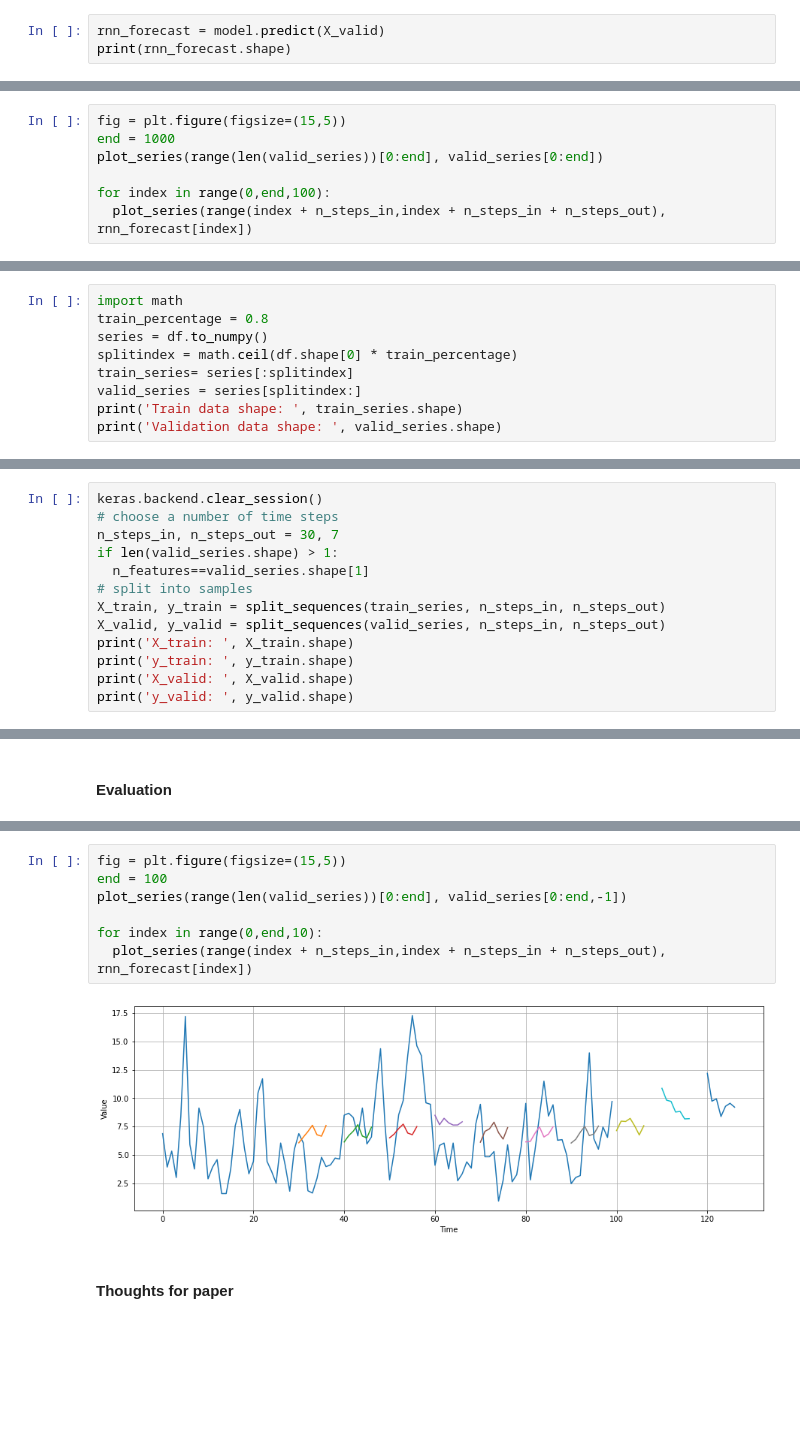
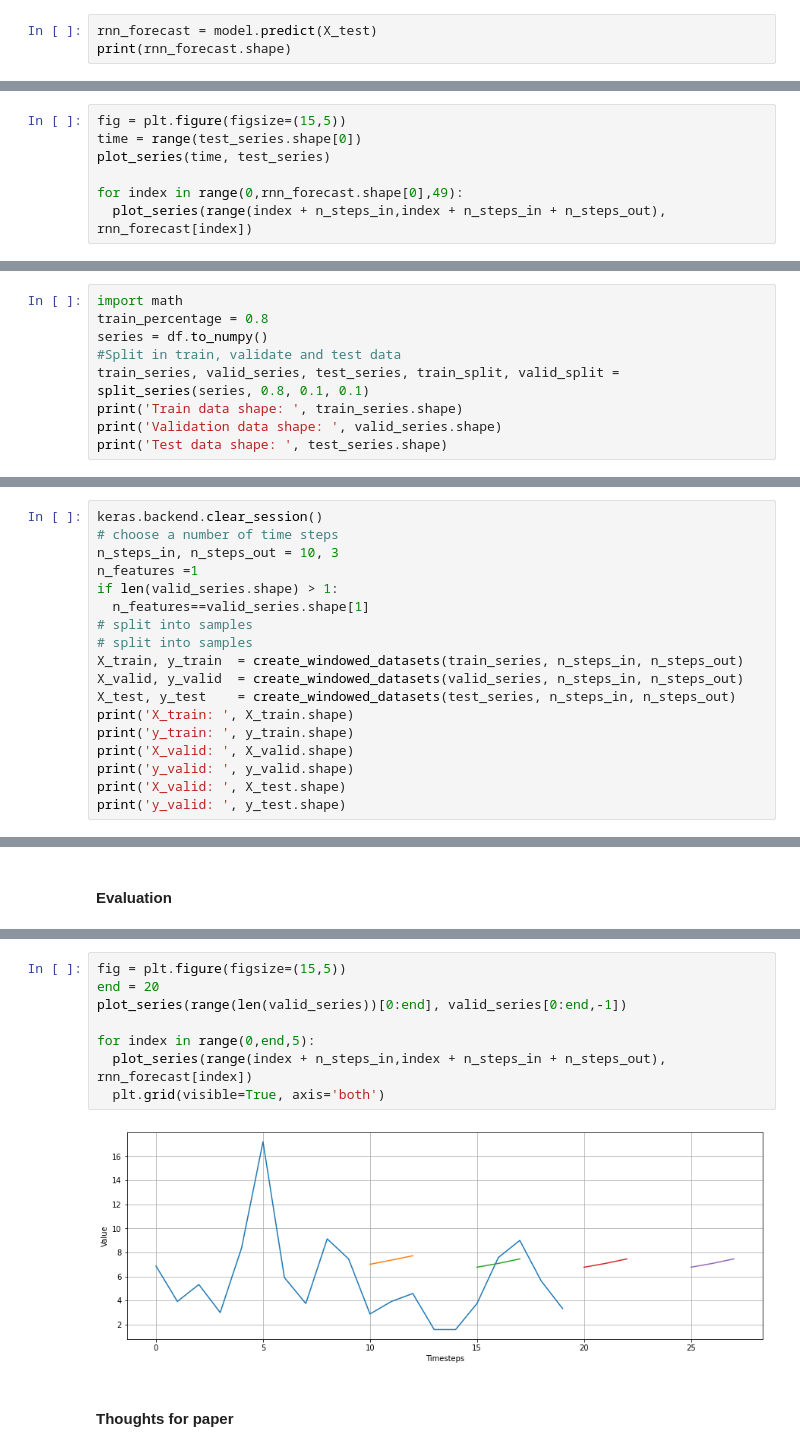
Before and after one commit to aditisinghxd/Team-2-MLTS, a Jupyter notebook: LSTM/LSTM.ipynb, the cells around one changed output, grey strips where cells are left out. Cells and saved outputs as stored; diff of their text form; blank space fills up the shorter version.

```diff
--- a/LSTM/LSTM.ipynb
+++ b/LSTM/LSTM.ipynb
@@ -731,4 +636,4 @@ model = keras.models.load_model("singlevariate_multistep.h5")
 # %%
-rnn_forecast = model.predict(X_valid)
+rnn_forecast = model.predict(X_test)
 print(rnn_forecast.shape)
 # %% [output]
@@ -737,8 +642,8 @@ print(rnn_forecast.shape)
 # %%
 fig = plt.figure(figsize=(15,5))
-end = 1000
-plot_series(range(len(valid_series))[0:end], valid_series[0:end])
+time = range(test_series.shape[0])
+plot_series(time, test_series)
 
-for index in range(0,end,100):
+for index in range(0,rnn_forecast.shape[0],49):
   plot_series(range(index + n_steps_in,index + n_steps_in + n_steps_out), rnn_forecast[index])
 # %% [output]
@@ -817,10 +706,10 @@ df=df.reindex(columns=columns_titles)
 import math
 train_percentage = 0.8
 series = df.to_numpy()
-splitindex = math.ceil(df.shape[0] * train_percentage)
-train_series= series[:splitindex]
-valid_series = series[splitindex:]
+#Split in train, validate and test data
+train_series, valid_series, test_series, train_split, valid_split = split_series(series, 0.8, 0.1, 0.1)
 print('Train data shape: ', train_series.shape)
 print('Validation data shape: ', valid_series.shape)
+print('Test data shape: ', test_series.shape)
 # %% [output]
 Train data shape:  (5260, 8)
@@ -974,14 +851,19 @@ plot_series(range(len(forecast))[0:100], forecast[0:100])
 # %%
 keras.backend.clear_session()
 # choose a number of time steps
-n_steps_in, n_steps_out = 30, 7
+n_steps_in, n_steps_out = 10, 3
+n_features =1
 if len(valid_series.shape) > 1:
   n_features==valid_series.shape[1]
 # split into samples
-X_train, y_train = split_sequences(train_series, n_steps_in, n_steps_out)
-X_valid, y_valid = split_sequences(valid_series, n_steps_in, n_steps_out)
+# split into samples
+X_train, y_train  = create_windowed_datasets(train_series, n_steps_in, n_steps_out)
+X_valid, y_valid  = create_windowed_datasets(valid_series, n_steps_in, n_steps_out)
+X_test, y_test    = create_windowed_datasets(test_series, n_steps_in, n_steps_out)
 print('X_train: ', X_train.shape)
 print('y_train: ', y_train.shape)
 print('X_valid: ', X_valid.shape)
 print('y_valid: ', y_valid.shape)
+print('X_valid: ', X_test.shape)
+print('y_valid: ', y_test.shape)
 # %% [output]
@@ -1084,12 +946,13 @@ print(rnn_forecast.shape)
 # %%
 fig = plt.figure(figsize=(15,5))
-end = 100
+end = 20
 plot_series(range(len(valid_series))[0:end], valid_series[0:end,-1])
 
-for index in range(0,end,10):
+for index in range(0,end,5):
   plot_series(range(index + n_steps_in,index + n_steps_in + n_steps_out), rnn_forecast[index])
+  plt.grid(visible=True, axis='both')
 # %% [output]
-[figure, old version]
+[figure, new version]
 # %% [markdown]
 #### Thoughts for paper
 # %% [markdown]
```
Also changed, not shown: parts of 114 cells of this notebook.
